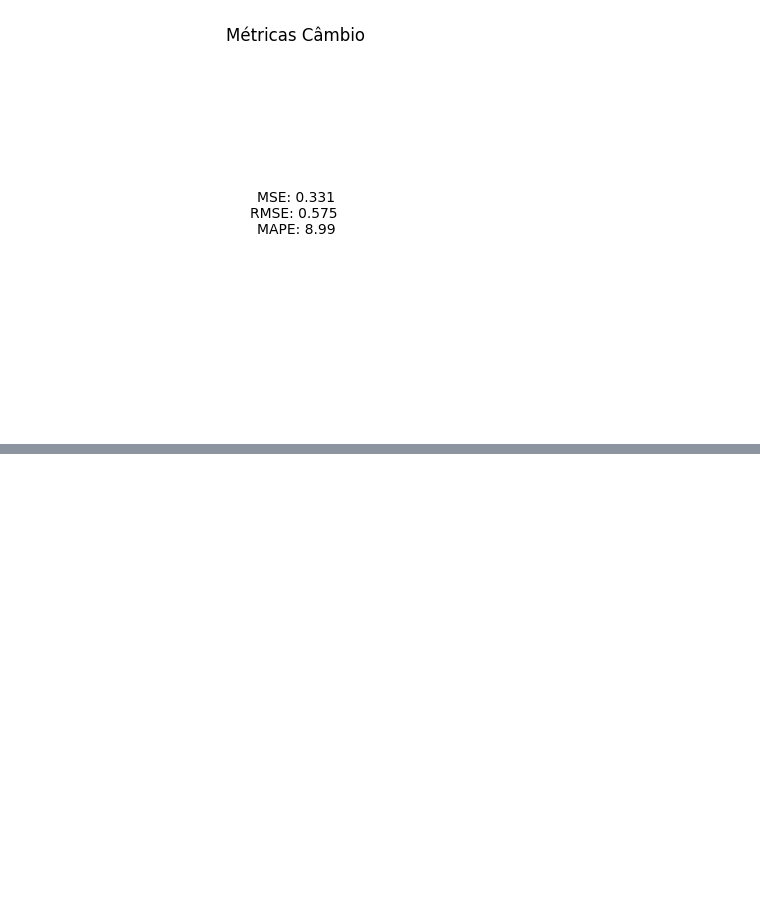
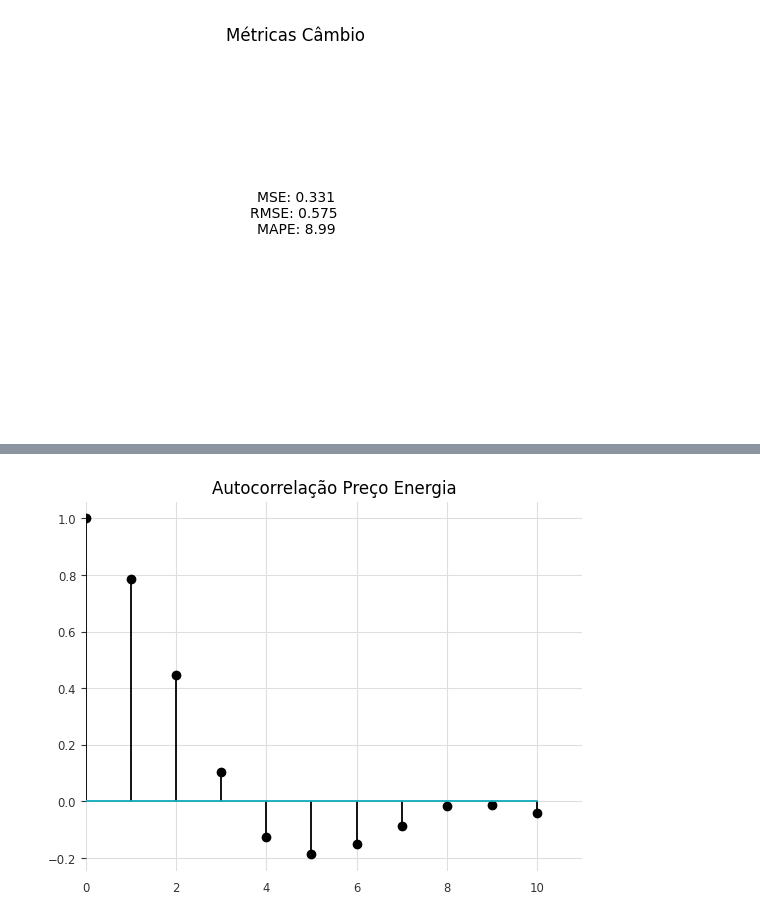
Before and after one commit to aruasouza/CTG_2, a Jupyter notebook: errors.ipynb, the cells around one changed output, grey strips where cells are left out. Cells and saved outputs as stored; diff of their text form; code cells hidden in the pictures; blank space fills up the shorter version.

```diff
--- a/errors.ipynb
+++ b/errors.ipynb
@@ -208,0 +264,9 @@ plt.show()
+# %%
+autocorr = acf(pred_df['res'].dropna(),nlags = 10)
+lg = range(0,11)
+plt.stem(lg,autocorr)
+plt.xlim([0,11])
+plt.title('Autocorrelação Preço Energia')
+plt.show()
+# %% [output]
+[figure, added]
```
Also changed, not shown: parts of 6 cells of this notebook, 8 other files.
